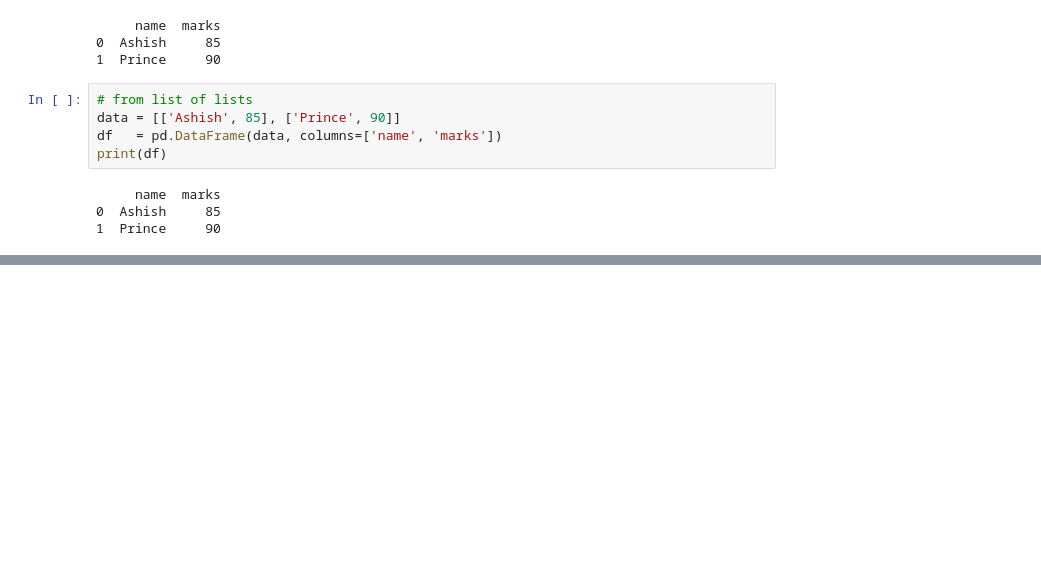
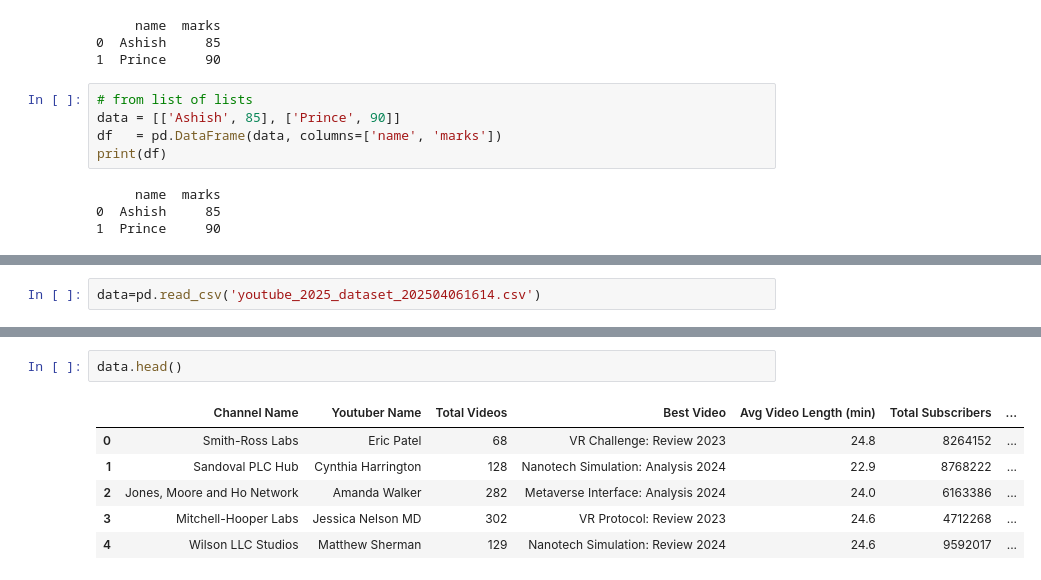
Before and after one commit to ashishsingh200/GEN-AI-COURSES, a Jupyter notebook: 05. Pandas/pandas.ipynb, the cells around one changed output, grey strips where cells are left out. Drawn from its saved outputs; the diff is of its cells as text; blank space fills up the shorter version.

```diff
--- a/05. Pandas/pandas.ipynb
+++ b/05. Pandas/pandas.ipynb
@@ -41,0 +44,2 @@ print(df)
+# %%
+data=pd.read_csv('youtube_2025_dataset_202504061614.csv')
@@ -41,0 +78,9 @@ print(df)
+# %%
+data.head()
+# %% [output]
+|  | Channel Name | Youtuber Name | Total Videos | Best Video | Avg Video Length (min) | Total Subscribers | ... |
+| 0 | Smith-Ross Labs | Eric Patel | 68 | VR Challenge: Review 2023 | 24.8 | 8264152 | ... |
+| 1 | Sandoval PLC Hub | Cynthia Harrington | 128 | Nanotech Simulation: Analysis 2024 | 22.9 | 8768222 | ... |
+| 2 | Jones, Moore and Ho Network | Amanda Walker | 282 | Metaverse Interface: Analysis 2024 | 24.0 | 6163386 | ... |
+| 3 | Mitchell-Hooper Labs | Jessica Nelson MD | 302 | VR Protocol: Review 2023 | 24.6 | 4712268 | ... |
+| 4 | Wilson LLC Studios | Matthew Sherman | 129 | Nanotech Simulation: Review 2024 | 24.6 | 9592017 | ... |
```
Also changed, not shown: parts of 7 cells of this notebook, 8 other files.
